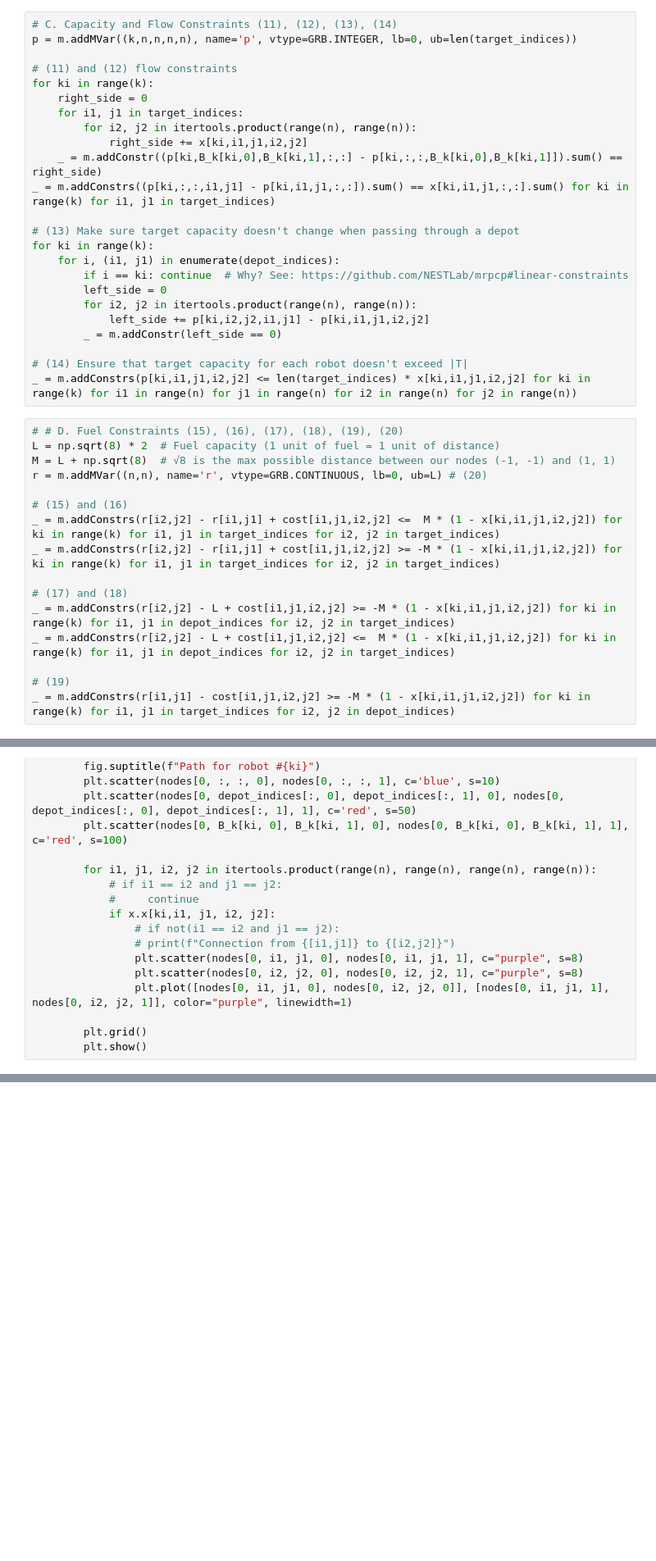
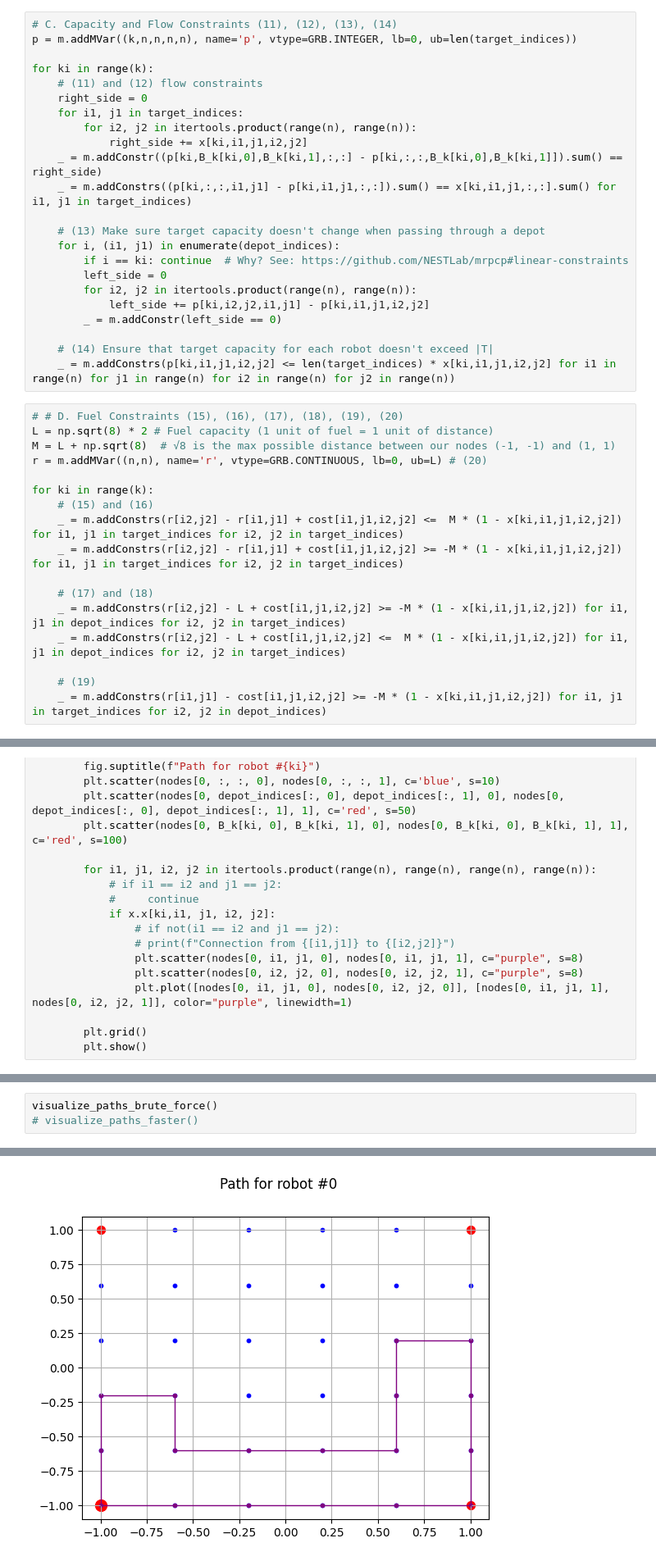
Before and after one commit to nestlab-bae-mqp-2024/mrpcp-solvers, a Jupyter notebook: jupyter/2015_mrpcp/2015_mrpcp_yasars_attempt.ipynb, the cells around one changed output, grey strips where cells are left out. Shown at 82% size. Saved outputs shown, nothing was run; the diff lists cells and outputs as text; blank space fills up the shorter version.

```diff
--- a/jupyter/2015_mrpcp/2015_mrpcp_yasars_attempt.ipynb
+++ b/jupyter/2015_mrpcp/2015_mrpcp_yasars_attempt.ipynb
@@ -104,17 +106,16 @@ _ = m.addConstrs((x[ki,:,:,i1,j1]-x[ki,i1,j1,:,:]).sum() == 0 for ki in range(k)
 # C. Capacity and Flow Constraints (11), (12), (13), (14)
 p = m.addMVar((k,n,n,n,n), name='p', vtype=GRB.INTEGER, lb=0, ub=len(target_indices))
 
-# (11) and (12) flow constraints
 for ki in range(k):
+    # (11) and (12) flow constraints
     right_side = 0
     for i1, j1 in target_indices:
         for i2, j2 in itertools.product(range(n), range(n)):
             right_side += x[ki,i1,j1,i2,j2]
     _ = m.addConstr((p[ki,B_k[ki,0],B_k[ki,1],:,:] - p[ki,:,:,B_k[ki,0],B_k[ki,1]]).sum() == right_side)
-_ = m.addConstrs((p[ki,:,:,i1,j1] - p[ki,i1,j1,:,:]).sum() == x[ki,i1,j1,:,:].sum() for ki in range(k) for i1, j1 in target_indices)
+    _ = m.addConstrs((p[ki,:,:,i1,j1] - p[ki,i1,j1,:,:]).sum() == x[ki,i1,j1,:,:].sum() for i1, j1 in target_indices)
 
-# (13) Make sure target capacity doesn't change when passing through a depot
-for ki in range(k):
+    # (13) Make sure target capacity doesn't change when passing through a depot
     for i, (i1, j1) in enumerate(depot_indices):
         if i == ki: continue  # Why? See: https://github.com/NESTLab/mrpcp#linear-constraints
         left_side = 0
@@ -122,24 +123,25 @@ for ki in range(k):
             left_side += p[ki,i2,j2,i1,j1] - p[ki,i1,j1,i2,j2]
         _ = m.addConstr(left_side == 0)
 
-# (14) Ensure that target capacity for each robot doesn't exceed |T|
-_ = m.addConstrs(p[ki,i1,j1,i2,j2] <= len(target_indices) * x[ki,i1,j1,i2,j2] for ki in range(k) for i1 in range(n) for j1 in range(n) for i2 in range(n) for j2 in range(n))
+    # (14) Ensure that target capacity for each robot doesn't exceed |T|
+    _ = m.addConstrs(p[ki,i1,j1,i2,j2] <= len(target_indices) * x[ki,i1,j1,i2,j2] for i1 in range(n) for j1 in range(n) for i2 in range(n) for j2 in range(n))
 # %%
 # # D. Fuel Constraints (15), (16), (17), (18), (19), (20)
-L = np.sqrt(8) * 2  # Fuel capacity (1 unit of fuel = 1 unit of distance)
+L = np.sqrt(8) * 2 # Fuel capacity (1 unit of fuel = 1 unit of distance)
 M = L + np.sqrt(8)  # √8 is the max possible distance between our nodes (-1, -1) and (1, 1)
 r = m.addMVar((n,n), name='r', vtype=GRB.CONTINUOUS, lb=0, ub=L) # (20)
 
-# (15) and (16)
-_ = m.addConstrs(r[i2,j2] - r[i1,j1] + cost[i1,j1,i2,j2] <=  M * (1 - x[ki,i1,j1,i2,j2]) for ki in range(k) for i1, j1 in target_indices for i2, j2 in target_indices)
-_ = m.addConstrs(r[i2,j2] - r[i1,j1] + cost[i1,j1,i2,j2] >= -M * (1 - x[ki,i1,j1,i2,j2]) for ki in range(k) for i1, j1 in target_indices for i2, j2 in target_indices)
+for ki in range(k):
+    # (15) and (16)
+    _ = m.addConstrs(r[i2,j2] - r[i1,j1] + cost[i1,j1,i2,j2] <=  M * (1 - x[ki,i1,j1,i2,j2]) for i1, j1 in target_indices for i2, j2 in target_indices)
+    _ = m.addConstrs(r[i2,j2] - r[i1,j1] + cost[i1,j1,i2,j2] >= -M * (1 - x[ki,i1,j1,i2,j2]) for i1, j1 in target_indices for i2, j2 in target_indices)
 
-# (17) and (18)
-_ = m.addConstrs(r[i2,j2] - L + cost[i1,j1,i2,j2] >= -M * (1 - x[ki,i1,j1,i2,j2]) for ki in range(k) for i1, j1 in depot_indices for i2, j2 in target_indices)
-_ = m.addConstrs(r[i2,j2] - L + cost[i1,j1,i2,j2] <=  M * (1 - x[ki,i1,j1,i2,j2]) for ki in range(k) for i1, j1 in depot_indices for i2, j2 in target_indices)
+    # (17) and (18)
+    _ = m.addConstrs(r[i2,j2] - L + cost[i1,j1,i2,j2] >= -M * (1 - x[ki,i1,j1,i2,j2]) for i1, j1 in depot_indices for i2, j2 in target_indices)
+    _ = m.addConstrs(r[i2,j2] - L + cost[i1,j1,i2,j2] <=  M * (1 - x[ki,i1,j1,i2,j2]) for i1, j1 in depot_indices for i2, j2 in target_indices)
 
-# (19)
-_ = m.addConstrs(r[i1,j1] - cost[i1,j1,i2,j2] >= -M * (1 - x[ki,i1,j1,i2,j2]) for ki in range(k) for i1, j1 in target_indices for i2, j2 in depot_indices)
+    # (19)
+    _ = m.addConstrs(r[i1,j1] - cost[i1,j1,i2,j2] >= -M * (1 - x[ki,i1,j1,i2,j2]) for i1, j1 in target_indices for i2, j2 in depot_indices)
 # %%
 # Set objective function (3)
 p_max = m.addVar(vtype=GRB.CONTINUOUS, name="p_max")
@@ -252,0 +230,4 @@ Staring position: [7 7] -> [1.0, 1.0]
+# %%
+visualize_paths_brute_force()
+# visualize_paths_faster()
+# %% [output]
@@ -252,0 +237 @@ Staring position: [7 7] -> [1.0, 1.0]
+[figure, added]
```
Also changed, not shown: parts of 8 cells of this notebook.
